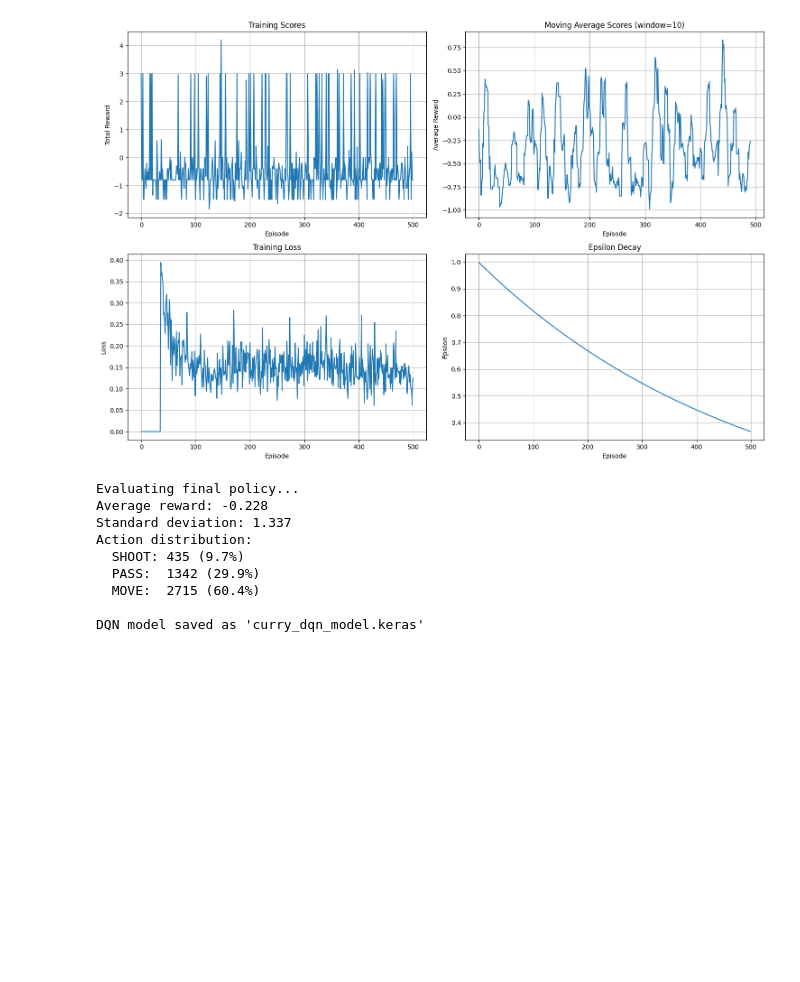
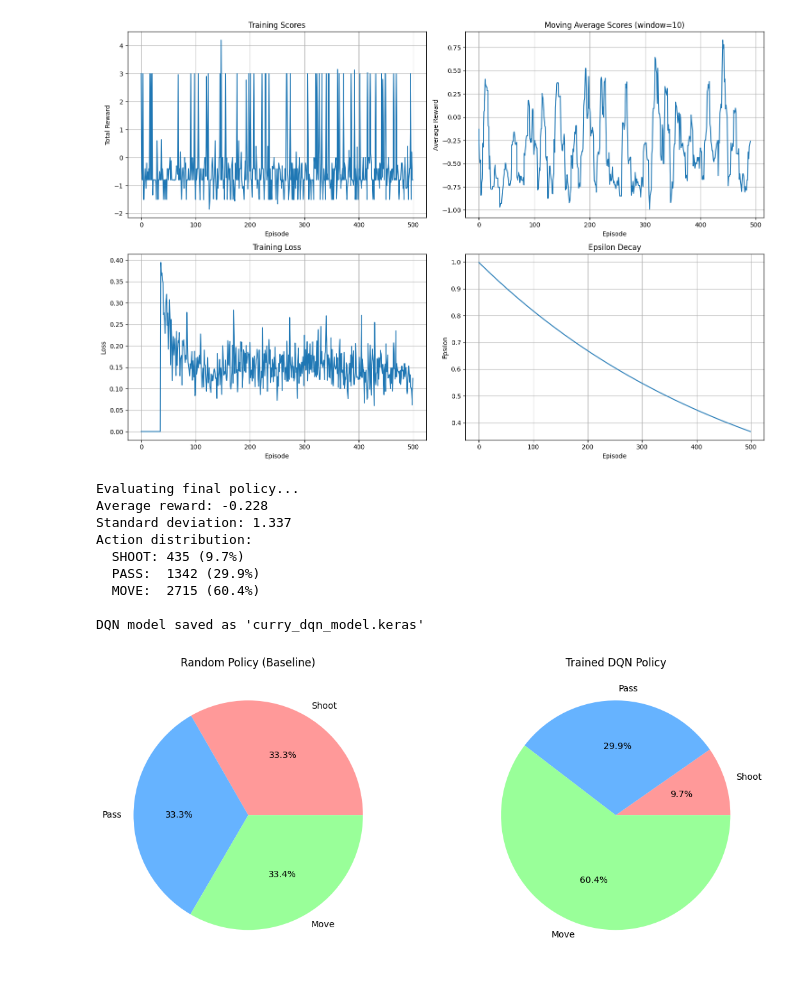
Before and after one commit to raulsharma21/NBA-Actions, a Jupyter notebook: code/decision_making.ipynb, the cells around one changed output. Cells and saved outputs as stored; diff of their text form; code cells hidden in the pictures; blank space fills up the shorter version.

Commit message:
Added Visualization

```diff
--- a/code/decision_making.ipynb
+++ b/code/decision_making.ipynb
@@ -701,3 +703,25 @@ Action distribution:
   MOVE:  2715 (60.4%)
 
 DQN model saved as 'curry_dqn_model.keras'
+# %%
+# Before and after training comparison
+fig, (ax1, ax2) = plt.subplots(1, 2, figsize=(12, 5))
+
+# Random policy (baseline)
+random_actions = [33.3, 33.3, 33.4]  # Equal distribution
+action_labels = ['Shoot', 'Pass', 'Move']
+
+ax1.pie(random_actions, labels=action_labels, autopct='%1.1f%%',
+        colors=['#ff9999', '#66b3ff', '#99ff99'])
+ax1.set_title('Random Policy (Baseline)')
+
+# Trained policy
+trained_actions = [9.7, 29.9, 60.4]
+ax2.pie(trained_actions, labels=action_labels, autopct='%1.1f%%',
+        colors=['#ff9999', '#66b3ff', '#99ff99'])
+ax2.set_title('Trained DQN Policy')
+
+plt.tight_layout()
+plt.show()
+# %% [output]
+[figure, added]
```
Also changed, not shown: parts of 3 cells of this notebook, 1 other file.
